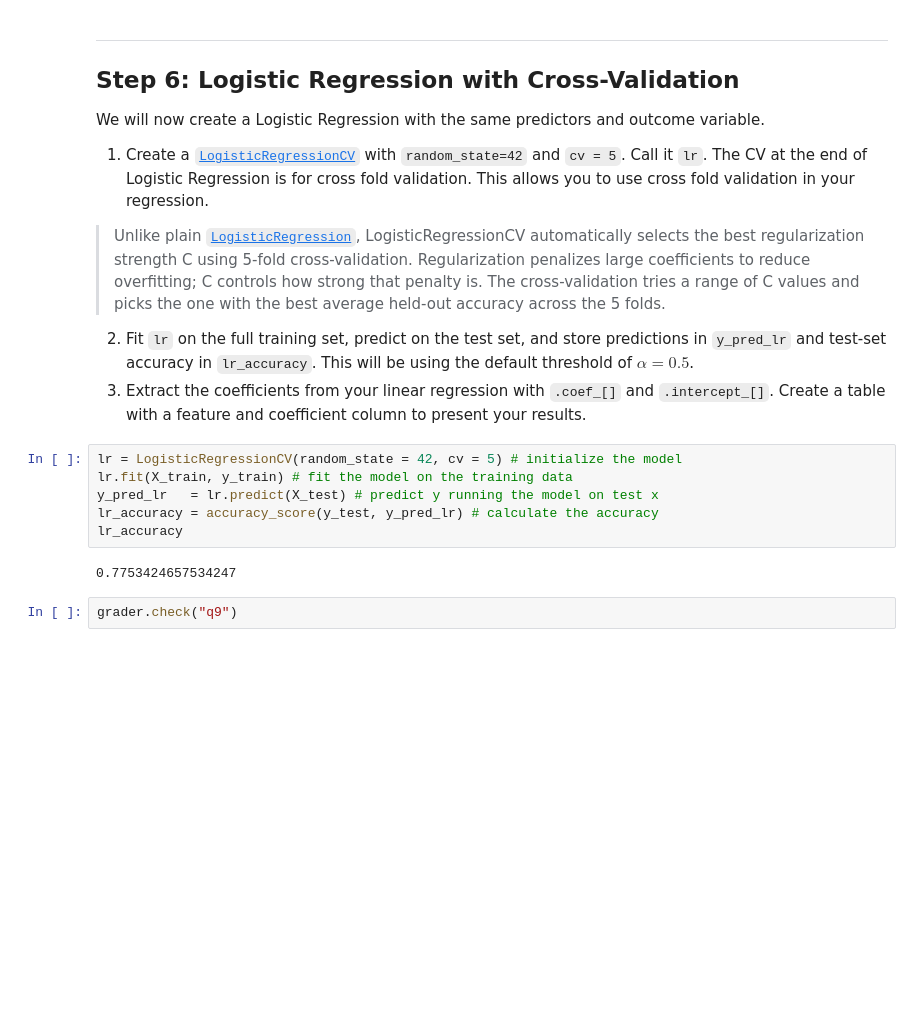
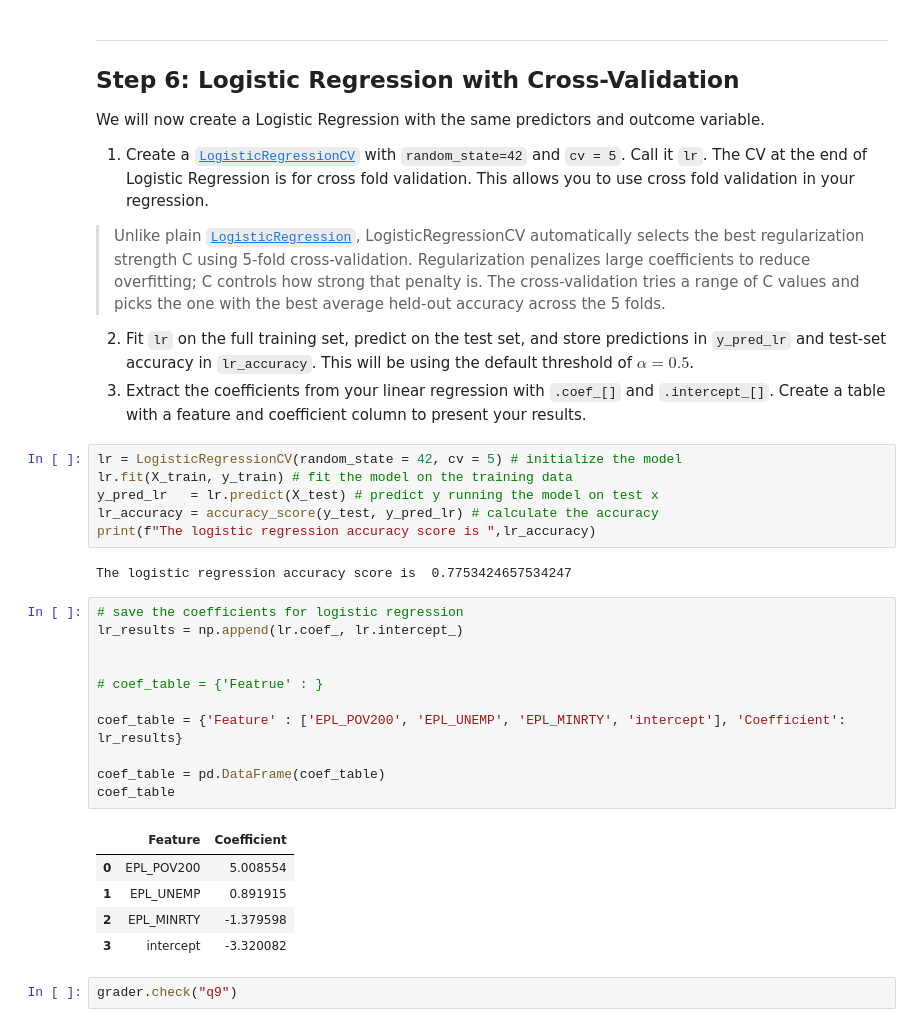
Before and after one commit to sofiiir/eds232-assignment2, a Jupyter notebook: hw2-task2.ipynb, the cells around one changed output. Saved outputs shown, nothing was run; the diff lists cells and outputs as text; blank space fills up the shorter version.

Commit message:
Fix table with coefficients

```diff
--- a/hw2-task2.ipynb
+++ b/hw2-task2.ipynb
@@ -294,9 +294,26 @@ lr = LogisticRegressionCV(random_state = 42, cv = 5) # initialize the model
 lr.fit(X_train, y_train) # fit the model on the training data
 y_pred_lr   = lr.predict(X_test) # predict y running the model on test x
 lr_accuracy = accuracy_score(y_test, y_pred_lr) # calculate the accuracy
-lr_accuracy
+print(f"The logistic regression accuracy score is ",lr_accuracy)
 # %% [output]
-0.7753424657534247
+The logistic regression accuracy score is  0.7753424657534247
+# %%
+# save the coefficients for logistic regression
+lr_results = np.append(lr.coef_, lr.intercept_)
+
+
+# coef_table = {'Featrue' : }
+
+coef_table = {'Feature' : ['EPL_POV200', 'EPL_UNEMP', 'EPL_MINRTY', 'intercept'], 'Coefficient': lr_results}
+
+coef_table = pd.DataFrame(coef_table)
+coef_table
+# %% [output]
+|  | Feature | Coefficient |
+| 0 | EPL_POV200 | 5.008554 |
+| 1 | EPL_UNEMP | 0.891915 |
+| 2 | EPL_MINRTY | -1.379598 |
+| 3 | intercept | -3.320082 |
 # %%
 grader.check("q9")
 # %% [output]
```
Also changed, not shown: parts of 3 cells of this notebook.
